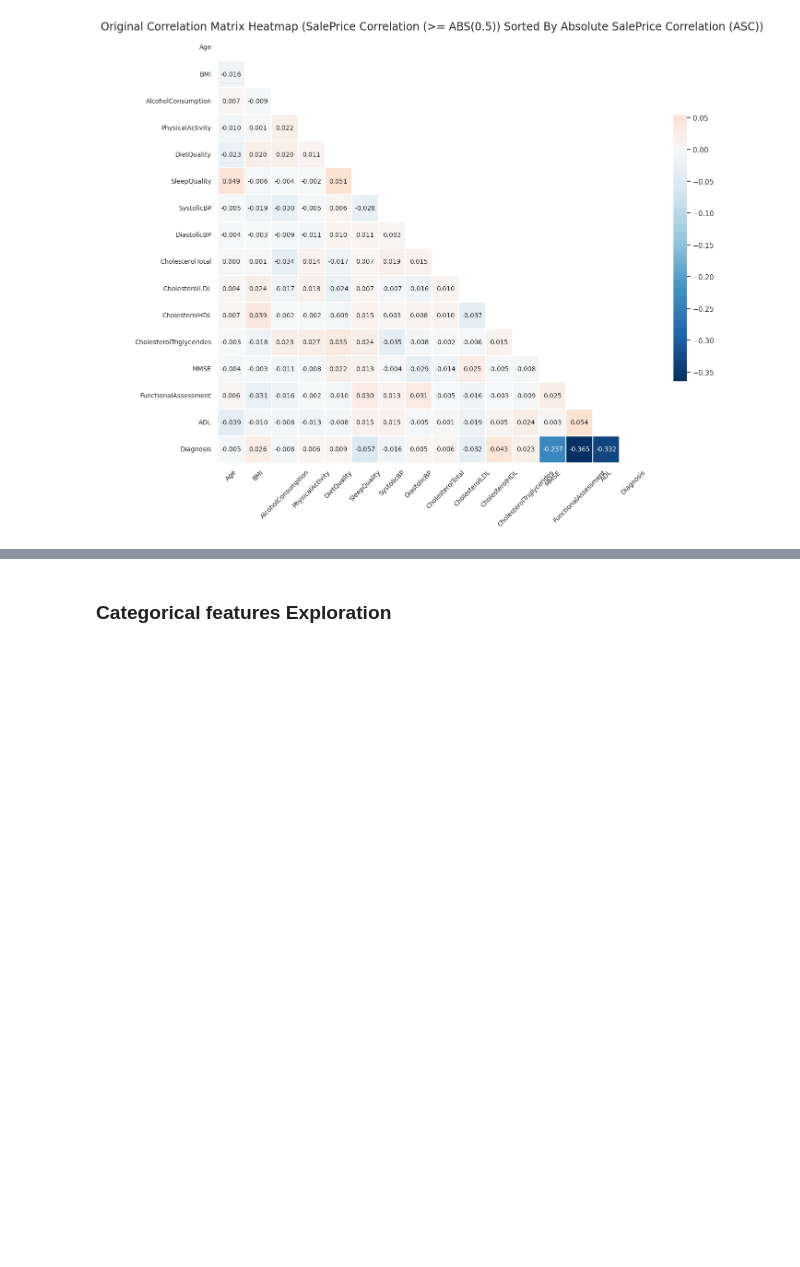
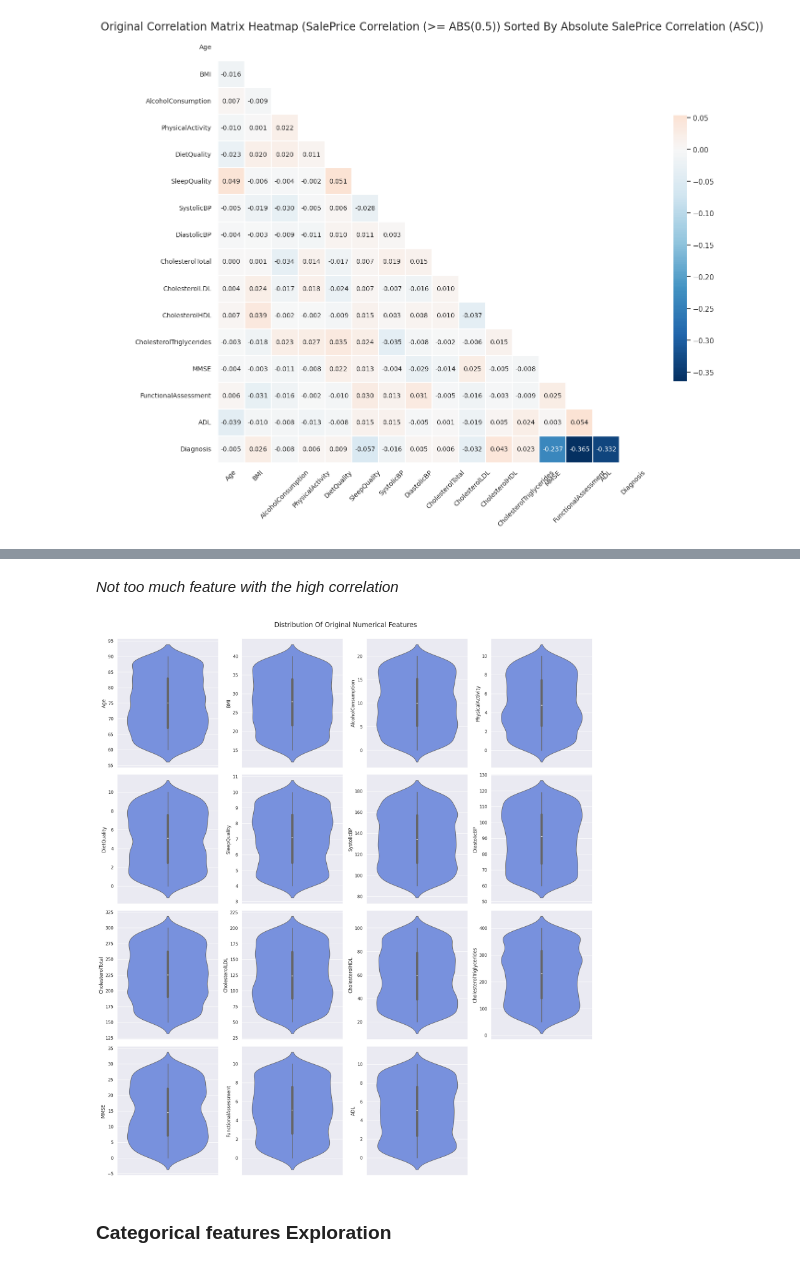
Before and after one commit to lovecrushfamily/Alzheimer_Disease, a Jupyter notebook: notebook.ipynb, the cells around one changed output, grey strips where cells are left out. Drawn from its saved outputs; the diff is of its cells as text; code cells hidden in the pictures; blank space fills up the shorter version.

```diff
--- a/notebook.ipynb
+++ b/notebook.ipynb
@@ -262,3 +244,40 @@ plt.show()
+# %% [markdown]
+*Not too much feature with the high correlation*
+# %%
+
+# skewness = alzheimer_df[numerical_features].skew()
+# mean = alzheimer_df[numerical_features].mean()
+# median =alzheimer_df[numerical_features].median()
+# std = alzheimer_df[numerical_features].std()
+
+
+num_cols = 4
+num_rows = (len(numerical_features) + num_cols - 1) // num_cols  # Calculate the number of rows
+
+fig, axes = plt.subplots(num_rows, num_cols, figsize=(18, 5 * num_rows))
+
+axes = axes.ravel()
+
+fig.suptitle("Distribution Of Original Numerical Features", y=1, fontsize=17)
+
+for i, column in enumerate(numerical_features):
+
+    corr_with_diagnosis = alzheimer_df[["Diagnosis", column]].corr()
+
+    ax = axes[i]
+    sns.violinplot(alzheimer_df[column], ax=ax)
+
+
+# Remove empty subplots if necessary
+if len(numerical_features) < num_cols * num_rows:
+    for i in range(len(numerical_features), num_cols * num_rows):
+        fig.delaxes(axes[i])
+
+
+plt.tight_layout() # Adjust spacing between subplots
+plt.show()
+# %% [output]
+[figure, added]
 # %% [markdown]
 ### Categorical features Exploration
 # %%
```
Also changed, not shown: parts of 37 cells of this notebook.
